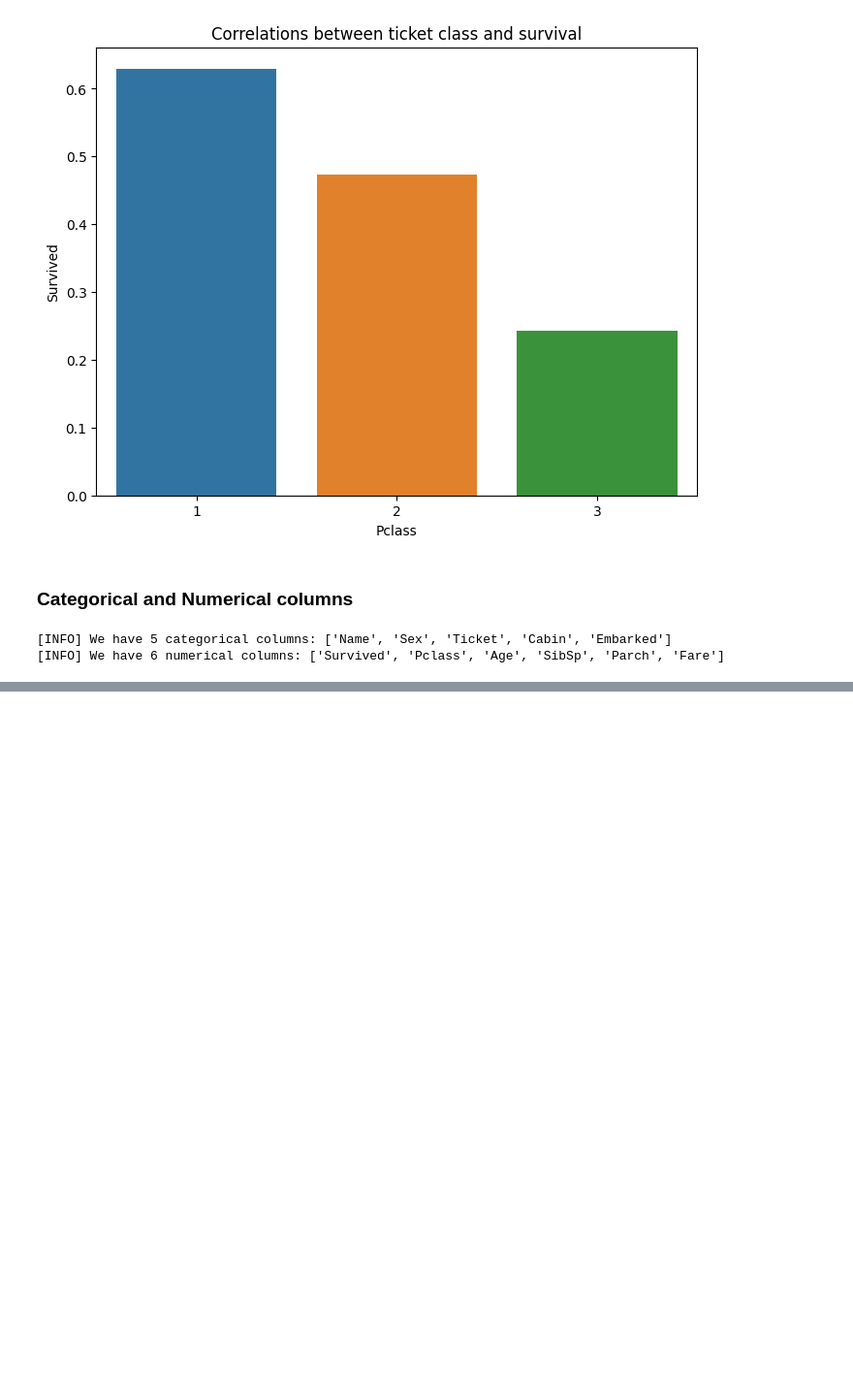
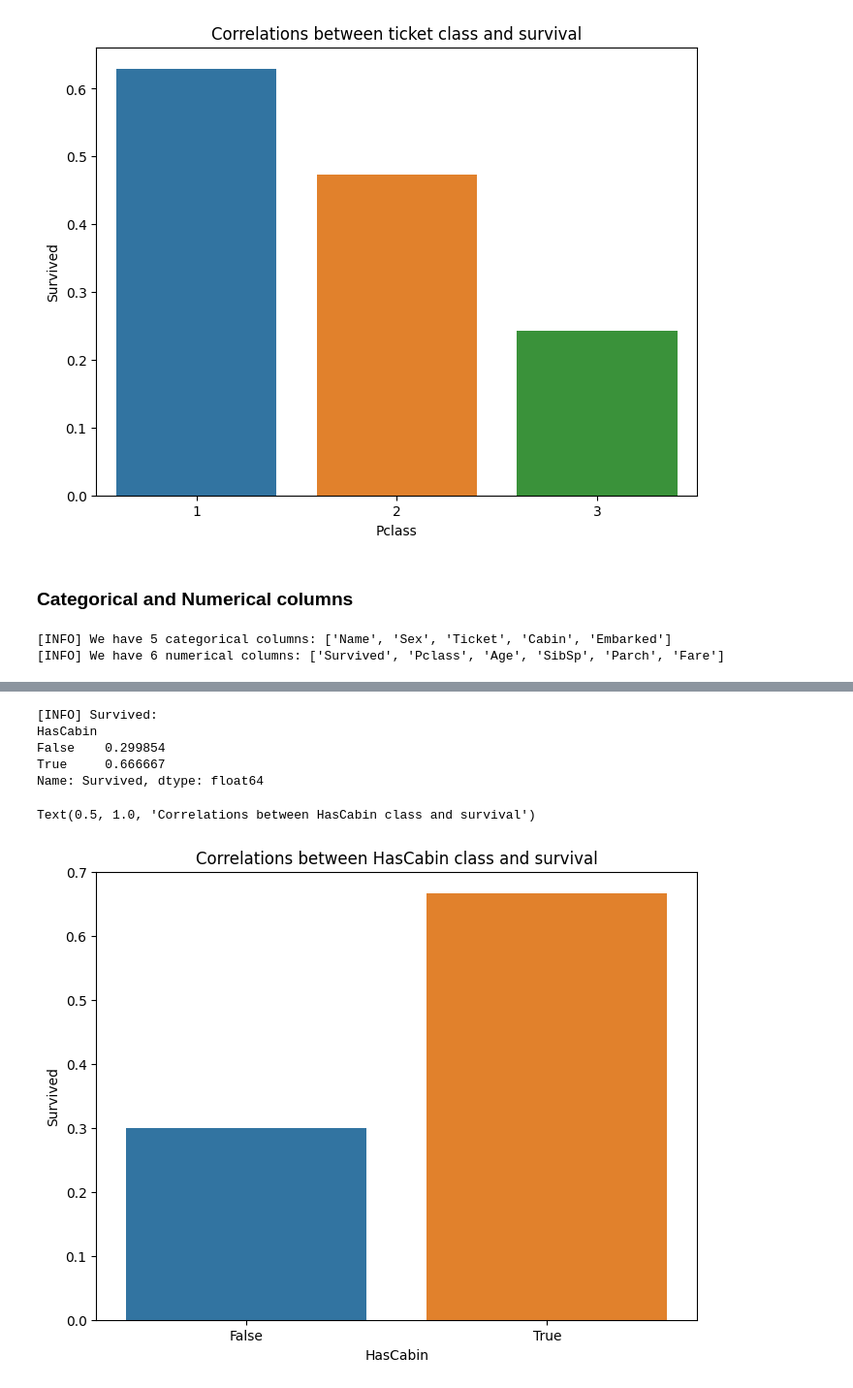
Before and after one commit to Milutin-S/kaggleCompetitions, a Jupyter notebook: Titanic/notes.ipynb, the cells around one changed output, grey strips where cells are left out. Shown: that part at 97% size. Drawn from its saved outputs; the diff is of its cells as text; code cells hidden in the pictures; blank space fills up the shorter version.

```diff
--- a/Titanic/notes.ipynb
+++ b/Titanic/notes.ipynb
@@ -197,0 +298,3 @@ print(f"[INFO] We have {len(numerical_cols)} numerical columns: {numerical_cols}
+# %%
+data_df['HasCabin'] = data_df['Cabin'].fillna(0) != 0
+data_df['HasCabin']
@@ -197,0 +315,16 @@ print(f"[INFO] We have {len(numerical_cols)} numerical columns: {numerical_cols}
+# %%
+hasCabin_impact_on_survival = data_df[['HasCabin', 'Survived']].groupby('HasCabin')['Survived'].mean()
+print(f"[INFO] Survived:\n{hasCabin_impact_on_survival}")
+# %% [output]
+[INFO] Survived:
+HasCabin
+False    0.299854
+True     0.666667
+Name: Survived, dtype: float64
+# %%
+plt.figure(figsize=(8, 6))
+sns.barplot(x='HasCabin', y='Survived', data=hasCabin_impact_on_survival.reset_index())
+plt.title("Correlations between HasCabin class and survival")
+# %% [output]
+Text(0.5, 1.0, 'Correlations between HasCabin class and survival')
+[figure, added]
```
Also changed, not shown: parts of 14 cells of this notebook.
